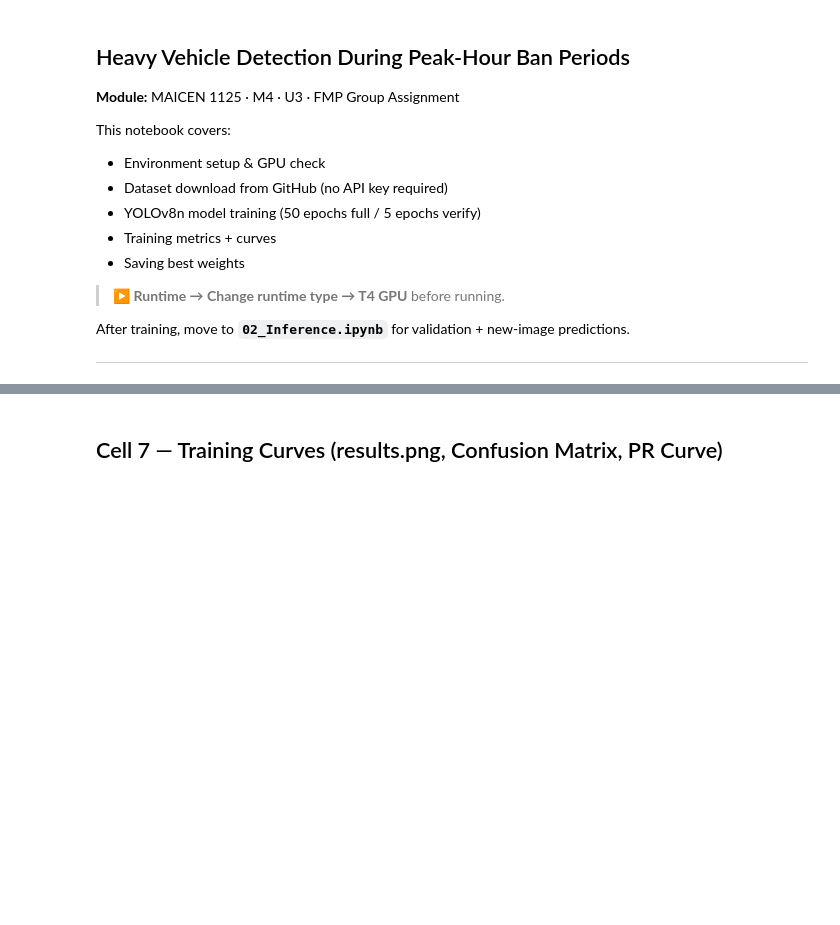
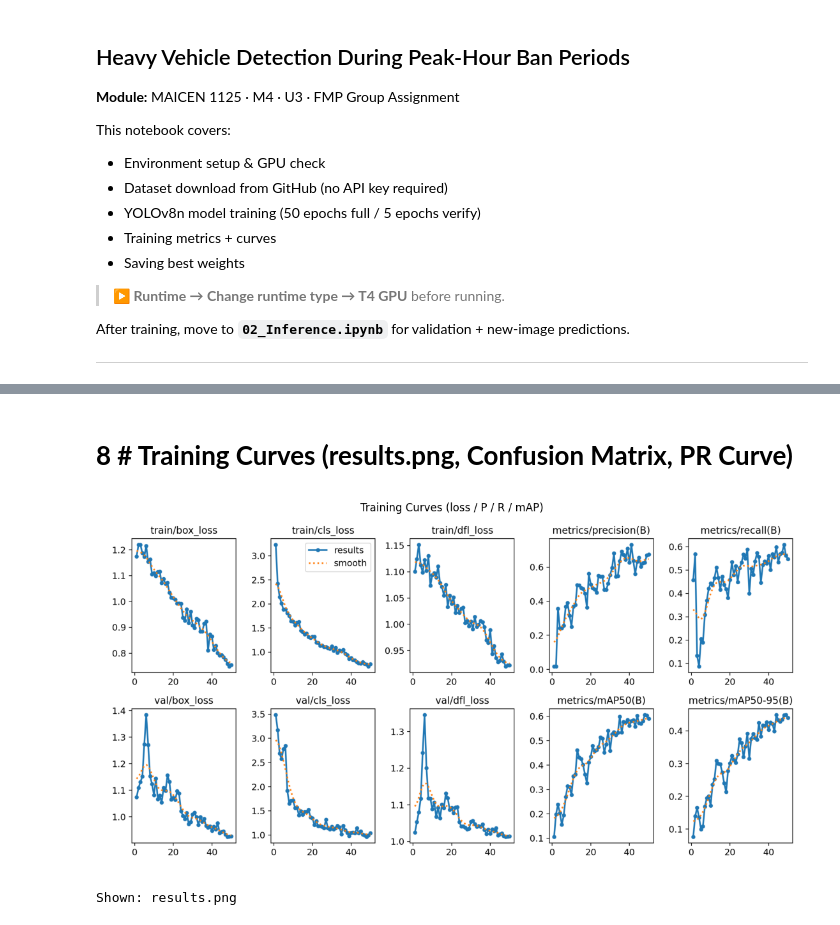
Before and after one commit to archsalem101/Automatic-Detection-of-Heavy-Vehicles-and-Trailers-During-Peak-Hour-Ban-Periods, a Jupyter notebook: 01_notebooks/01_Training.ipynb, the cells around one changed output, grey strips where cells are left out. Cells and saved outputs as stored; diff of their text form; code cells hidden in the pictures; blank space fills up the shorter version.

```diff
--- a/01_notebooks/01_Training.ipynb
+++ b/01_notebooks/01_Training.ipynb
@@ -214,22 +419,24 @@ print(df.to_string(index=False))
 # %% [markdown]
-## Cell 7 — Training Curves (results.png, Confusion Matrix, PR Curve)
+# **8 # Training Curves (results.png, Confusion Matrix, PR Curve)**
 # %%
 run_dir = f'/content/{PROJECT_NAME}/{RUN_NAME}/'
 
 for fname, title in [
     ('results.png',           'Training Curves (loss / P / R / mAP)'),
-    ('confusion_matrix.png',  'Confusion Matrix'),
     ('PR_curve.png',          'Precision-Recall Curve'),
     ('F1_curve.png',          'F1 Curve'),
 ]:
     path = os.path.join(run_dir, fname)
     if os.path.exists(path):
         img = mpimg.imread(path)
         w   = 14 if fname == 'results.png' else 8
         plt.figure(figsize=(w, 6))
         plt.imshow(img)
         plt.axis('off')
         plt.title(title, fontsize=12)
         plt.tight_layout()
         plt.show()
         print(f"Shown: {fname}")
+# %% [output]
+[figure, added]
+Shown: results.png
```
Also changed, not shown: parts of 26 cells of this notebook.
